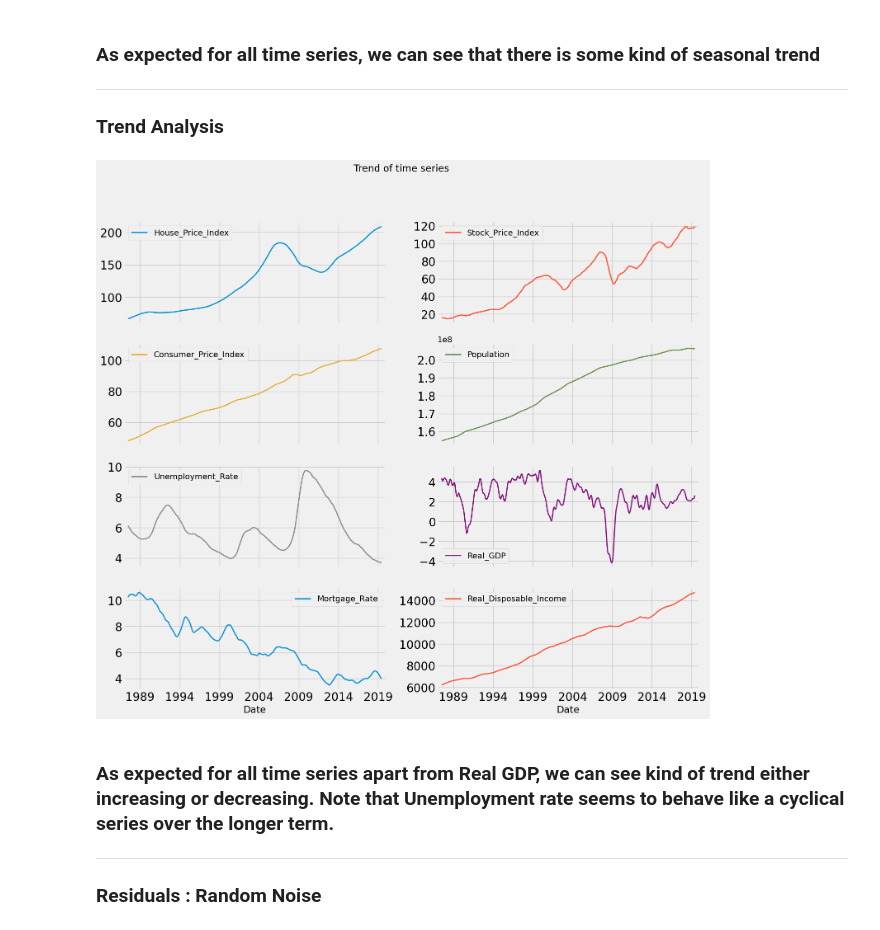
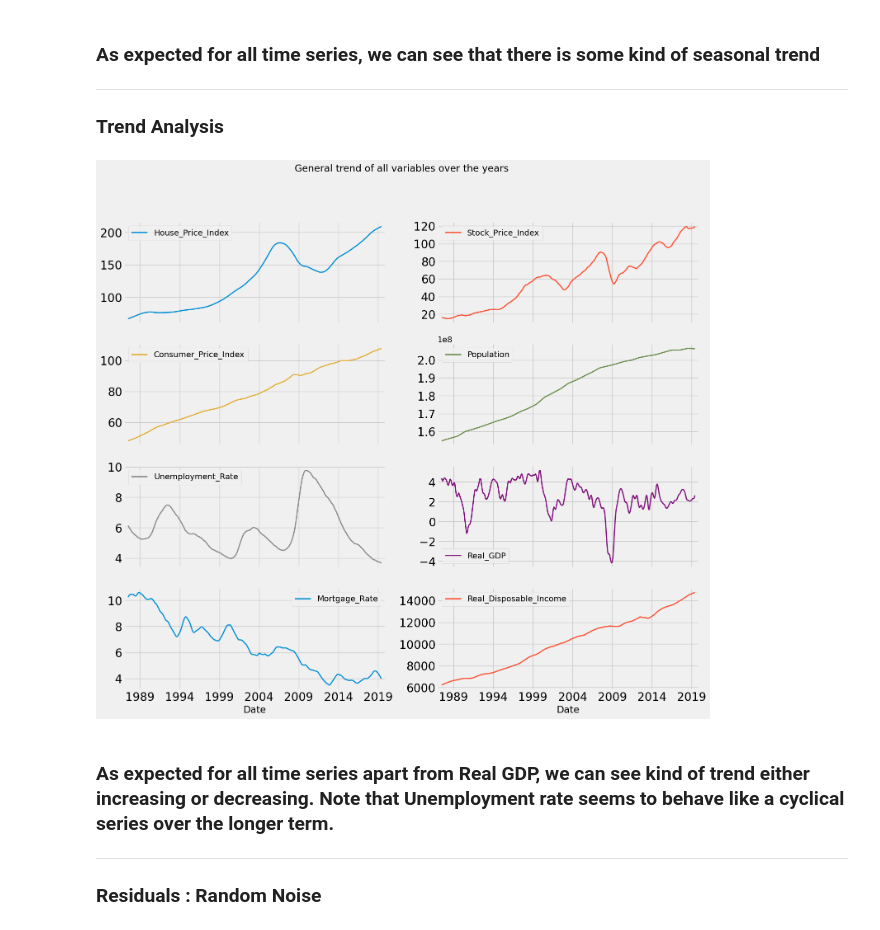
Before and after one commit to Karanpalshekhawat/world-quant-mfe, a Jupyter notebook: Course-3-Econometrics/Multivariate-time-series-analysis.ipynb, the cells around one changed output. Drawn from its saved outputs; the diff is of its cells as text; code cells hidden in the pictures.

```diff
--- a/Course-3-Econometrics/Multivariate-time-series-analysis.ipynb
+++ b/Course-3-Econometrics/Multivariate-time-series-analysis.ipynb
@@ -93,17 +93,17 @@ plt.show()
 # %%
 trend_dict = {}
 
 for ts in df.columns:
     decompositions = sm.tsa.seasonal_decompose(df[ts].dropna())
     # Store the results back
     trend_dict[ts] = decompositions.trend
 
 # Plot
 rcParams["figure.figsize"] = 16, 14
-pd.DataFrame(trend_dict).plot(subplots=True, layout=(4, 2), linewidth=2, title="Trend of time series", fontsize=20)
+pd.DataFrame(trend_dict).plot(subplots=True, layout=(4, 2), linewidth=2, title="General trend of all variables over the years", fontsize=20)
 plt.show()
 # %% [output]
-[figure, old version]
+[figure, new version]
 # %% [markdown]
 ### As expected for all time series apart from Real GDP, we can see kind of trend either increasing or decreasing. Note that Unemployment rate seems to behave like a cyclical series over the longer term.
 
```
Also changed, not shown: parts of 2 cells of this notebook, 3 other files.
